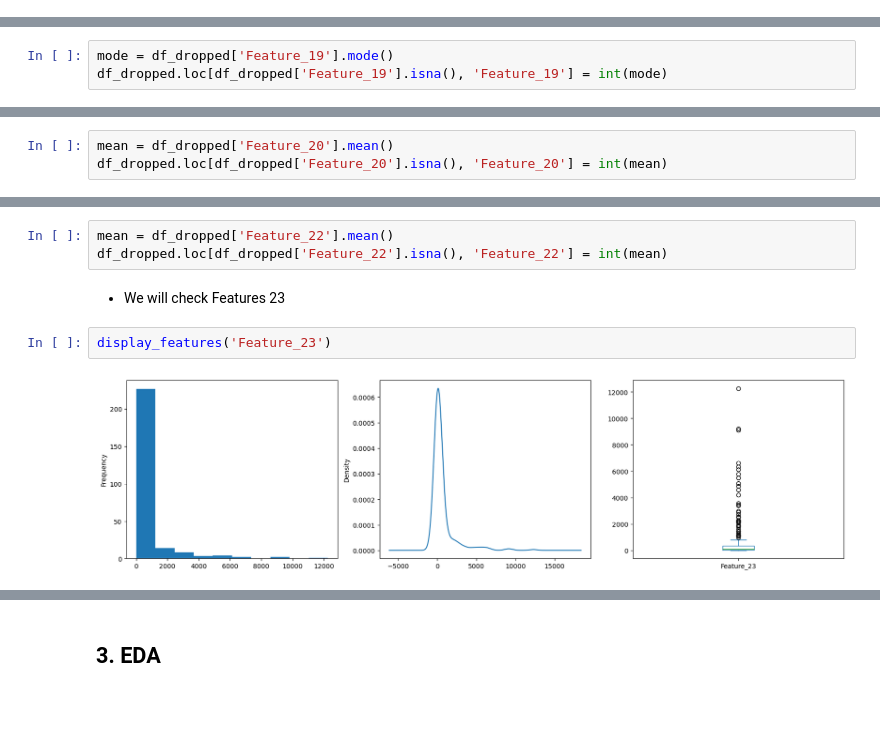
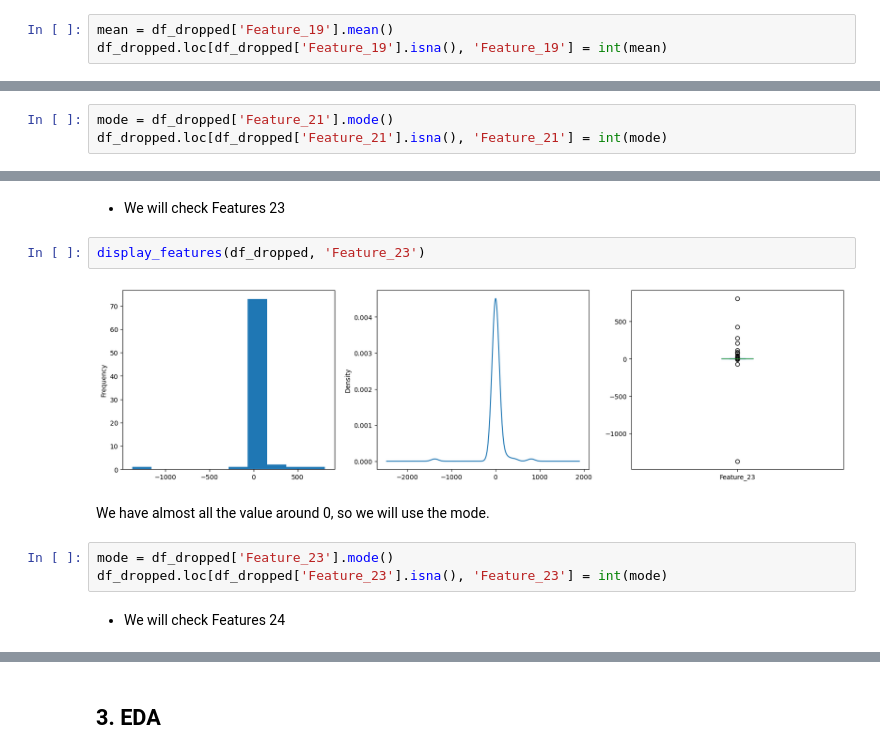
Before and after one commit to FranckMSDS/ML, a Jupyter notebook: Classification Event.ipynb, the cells around one changed output, grey strips where cells are left out. Saved outputs shown, nothing was run; the diff lists cells and outputs as text; blank space fills up the shorter version.

```diff
--- a/Classification Event.ipynb
+++ b/Classification Event.ipynb
@@ -135,0 +178,3 @@ display_features('Feature_19')
+# %%
+mean = df_dropped['Feature_19'].mean()
+df_dropped.loc[df_dropped['Feature_19'].isna(), 'Feature_19'] = int(mean)
@@ -136,5 +187,5 @@ display_features('Feature_19')
 # %% [markdown]
 We have almost all the value around 0, so we will use the mode.
 # %%
-mode = df_dropped['Feature_19'].mode()
-df_dropped.loc[df_dropped['Feature_19'].isna(), 'Feature_19'] = int(mode)
+mode = df_dropped['Feature_21'].mode()
+df_dropped.loc[df_dropped['Feature_21'].isna(), 'Feature_21'] = int(mode)
@@ -149,3 +191,0 @@ We will use the mean.
-# %%
-mean = df_dropped['Feature_20'].mean()
-df_dropped.loc[df_dropped['Feature_20'].isna(), 'Feature_20'] = int(mean)
@@ -160,9 +192,13 @@ We will use the mean.
-# %%
-mean = df_dropped['Feature_22'].mean()
-df_dropped.loc[df_dropped['Feature_22'].isna(), 'Feature_22'] = int(mean)
 # %% [markdown]
 * We will check Features 23
 # %%
-display_features('Feature_23')
+display_features(df_dropped, 'Feature_23')
 # %% [output]
-[figure, old version]
+[figure, new version]
+# %% [markdown]
+We have almost all the value around 0, so we will use the mode.
+# %%
+mode = df_dropped['Feature_23'].mode()
+df_dropped.loc[df_dropped['Feature_23'].isna(), 'Feature_23'] = int(mode)
+# %% [markdown]
+* We will check Features 24
```
Also changed, not shown: parts of 103 cells of this notebook, 1 other file.
